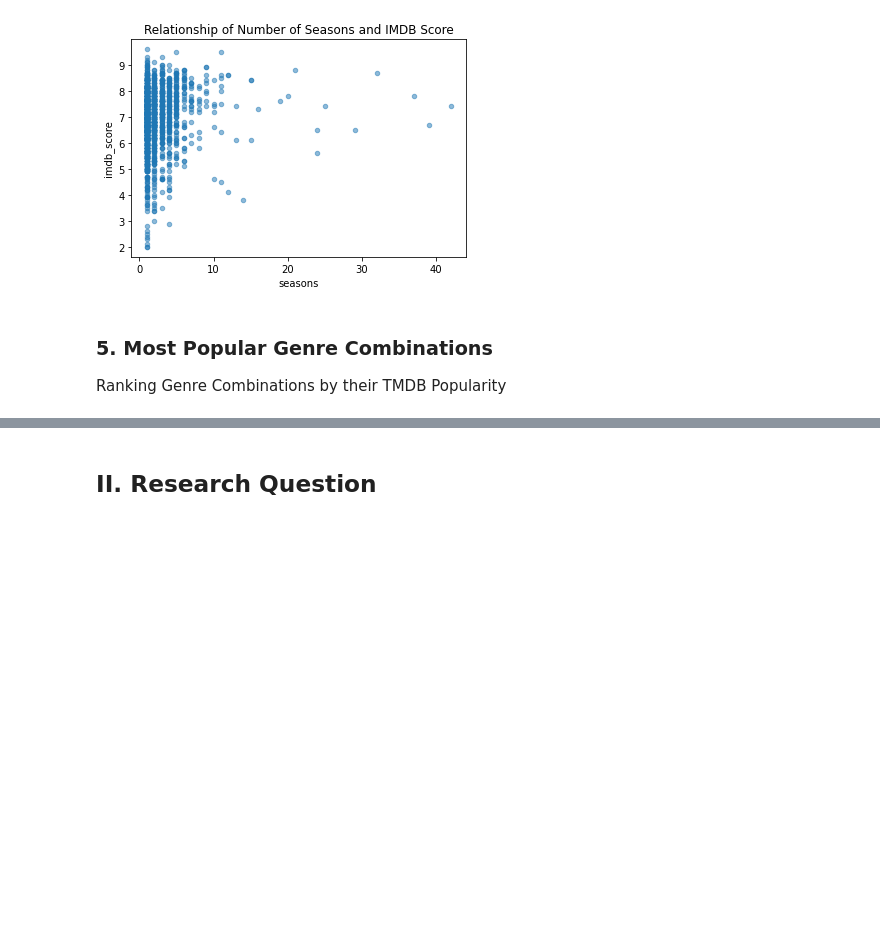
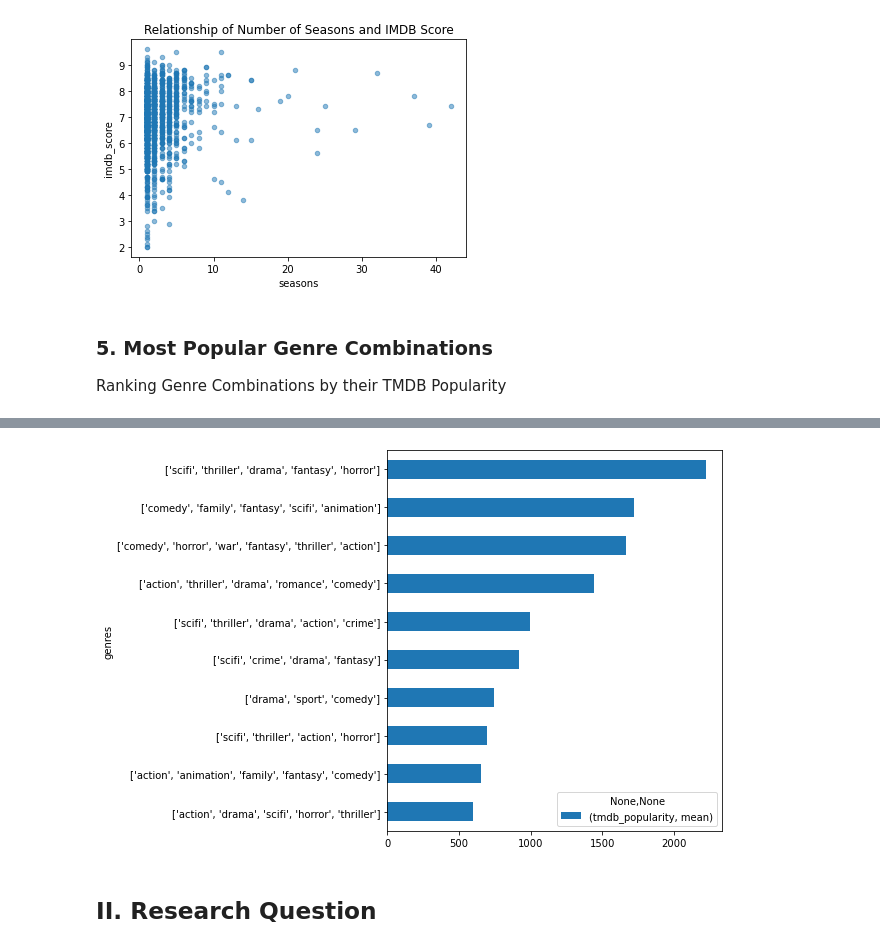
Before and after one commit to RJ0514/CSMODEL_Case_Study, a Jupyter notebook: Phase1.ipynb, the cells around one changed output, grey strips where cells are left out. Saved outputs shown, nothing was run; the diff lists cells and outputs as text; code cells hidden in the pictures; blank space fills up the shorter version.

Commit message:
Visualize Top 10

```diff
--- a/Phase1.ipynb
+++ b/Phase1.ipynb
@@ -414,3 +413,7 @@ genre_pop.sort_values(("tmdb_popularity", "mean"), ascending=False)
+# %%
+genre_pop_10.plot.barh(figsize=(6,7)).invert_yaxis()
+# %% [output]
+[figure, added]
 # %% [markdown]
 ## II. Research Question
 # %% [markdown]
```
Also changed, not shown: parts of 1 cell of this notebook.
